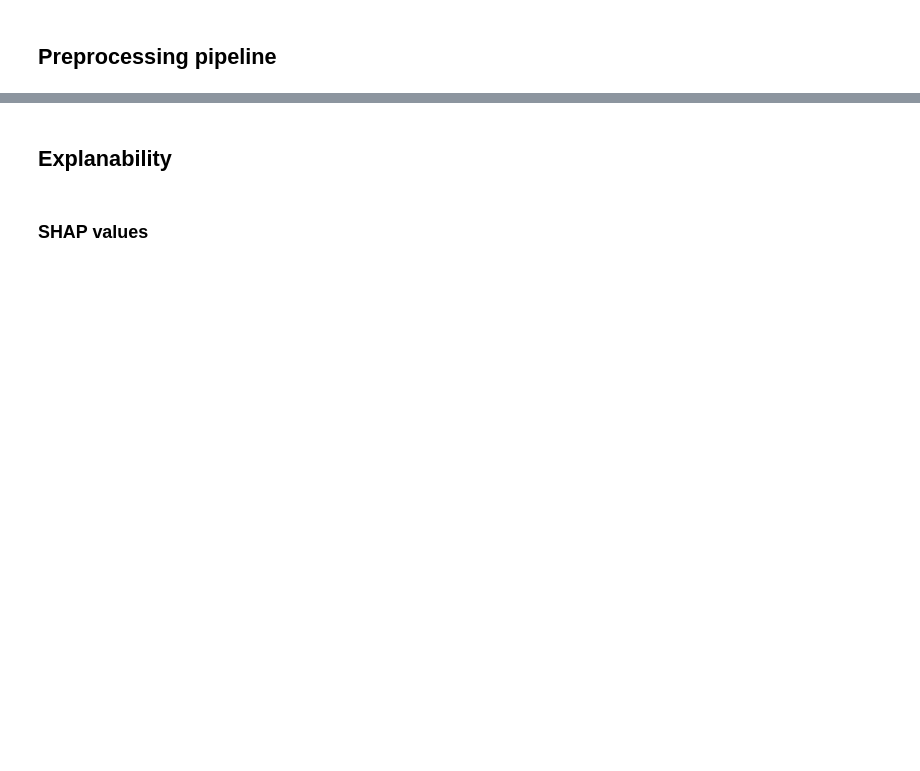
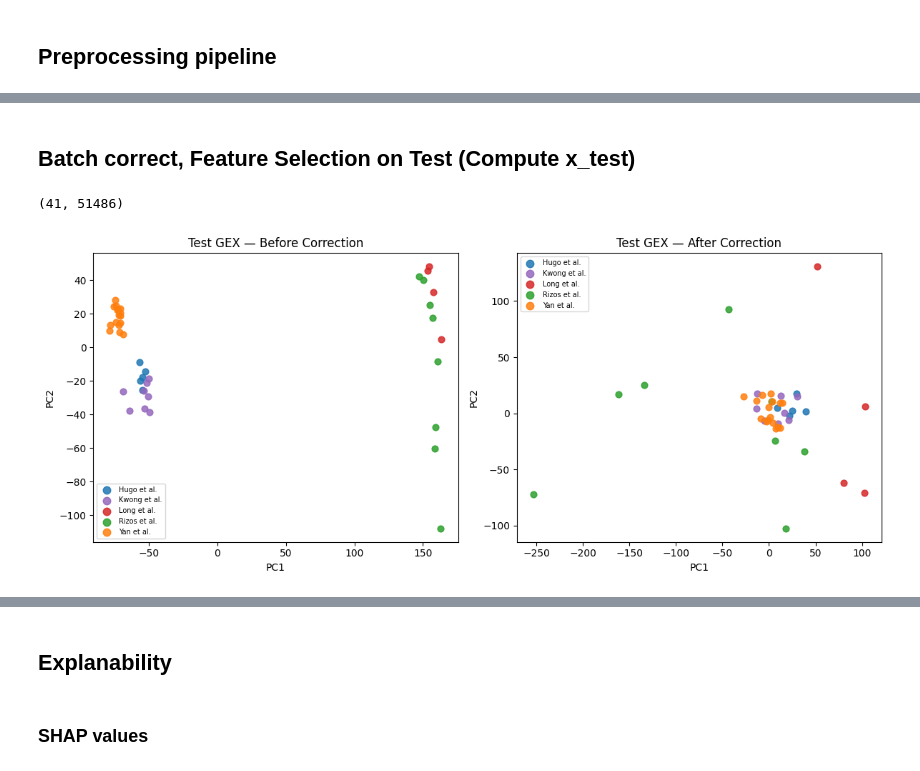
Before and after one commit to dinhhb/modeling_gene_expression, a Jupyter notebook: pipeline/4_generalized_pipe.ipynb, the cells around one changed output, grey strips where cells are left out. Cells and saved outputs as stored; diff of their text form; code cells hidden in the pictures; blank space fills up the shorter version.

```diff
--- a/pipeline/4_generalized_pipe.ipynb
+++ b/pipeline/4_generalized_pipe.ipynb
@@ -260,0 +312,13 @@ Best CV F1 macro: 0.7432875368718742
+# %% [markdown]
+## Batch correct, Feature Selection on Test (Compute x_test)
+# %%
+# Load saved R params
+batch_coef = pd.read_csv("../dataset/created/batch_coef.csv").set_index("gene")
+params     = pd.read_csv("../dataset/created/preprocessing_params.csv").set_index("gene")
+shift      = params["shift"].iloc[0]
+gene_means = params["mean"]
+# %%
+clinical_gex_test = pd.read_csv(f"../dataset/created/clinical_gex_test.csv", low_memory=False)
+clinical_gex_test.shape
+# %% [output]
+(41, 51486)
@@ -260,0 +361,23 @@ Best CV F1 macro: 0.7432875368718742
+# %%
+from sklearn.decomposition import PCA
+from sklearn.preprocessing import StandardScaler as SS
+
+def plot_pca(gex, cohorts, title, ax):
+    mat = SS().fit_transform(gex.values)
+    pcs = PCA(n_components=2).fit_transform(mat)
+    palette = dict(zip(cohorts.unique(), sns.color_palette("tab10", len(cohorts.unique()))))
+    for cohort, group_idx in cohorts.groupby(cohorts).groups.items():
+        idx = [gex.index.get_loc(i) for i in group_idx]
+        ax.scatter(pcs[idx, 0], pcs[idx, 1], label=cohort, color=palette[cohort], s=40, alpha=0.85)
+    ax.set_title(title)
+    ax.set_xlabel("PC1")
+    ax.set_ylabel("PC2")
+    ax.legend(fontsize=7, markerscale=1.2)
+
+fig, axes = plt.subplots(1, 2, figsize=(12, 5))
+plot_pca(gex_test_log_before, test_cohorts, "Test GEX — Before Correction", axes[0])
+plot_pca(gex_test_log,        test_cohorts, "Test GEX — After Correction",  axes[1])
+plt.tight_layout()
+plt.show()
+# %% [output]
+[figure, added]
```
Also changed, not shown: parts of 26 cells of this notebook, 6 other files.
